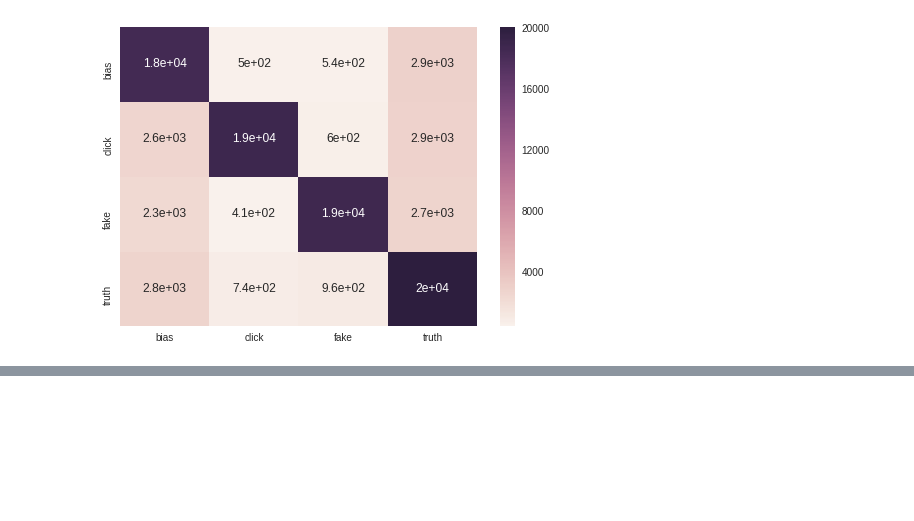
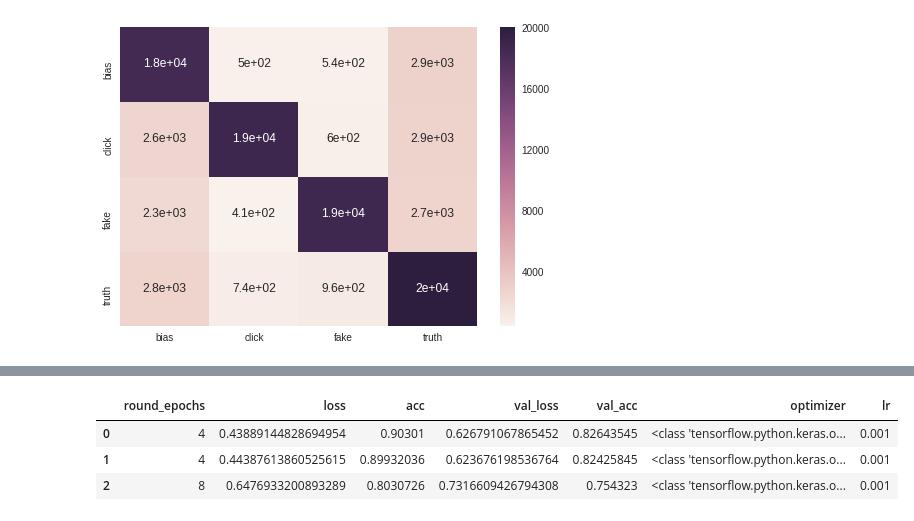
Before and after one commit to AIRLegend/fakenews, a Jupyter notebook: notebooks/Train_Google_Colab.ipynb, the cells around one changed output, grey strips where cells are left out. Saved outputs shown, nothing was run; the diff lists cells and outputs as text; code cells hidden in the pictures; blank space fills up the shorter version.

```diff
--- a/notebooks/Train_Google_Colab.ipynb
+++ b/notebooks/Train_Google_Colab.ipynb
@@ -353,0 +368,5 @@ model.save(CONV_PATH)
+# %%
+p = {
+    'optimizer' : [k.optimizers.Nadam, k.optimizers.Adam, k.optimizers.Adagrad],
+    'lr' : (0.001, 0.1, 0.2, 0.3),
+}
@@ -353,0 +422,8 @@ model.save(CONV_PATH)
+# %%
+t = ta.Scan(x = train_fit,
+        y=np.asarray(y_train.tolist()),
+        x_val = valid_fit,
+        y_val = np.array(y_valid.tolist()),
+        params = p,
+        model=cnn_model,
+        clear_tf_session=False)
@@ -353,0 +475,7 @@ model.save(CONV_PATH)
+# %%
+t.data
+# %% [output]
+|  | round_epochs | loss | acc | val_loss | val_acc | optimizer | lr |
+| 0 | 4 | 0.43889144828694954 | 0.90301 | 0.626791067865452 | 0.82643545 | <class 'tensorflow.python.keras.o... | 0.001 |
+| 1 | 4 | 0.44387613860525615 | 0.89932036 | 0.623676198536764 | 0.82425845 | <class 'tensorflow.python.keras.o... | 0.001 |
+| 2 | 8 | 0.6476933200893289 | 0.8030726 | 0.7316609426794308 | 0.754323 | <class 'tensorflow.python.keras.o... | 0.001 |
```
Also changed, not shown: parts of 5 cells of this notebook.
